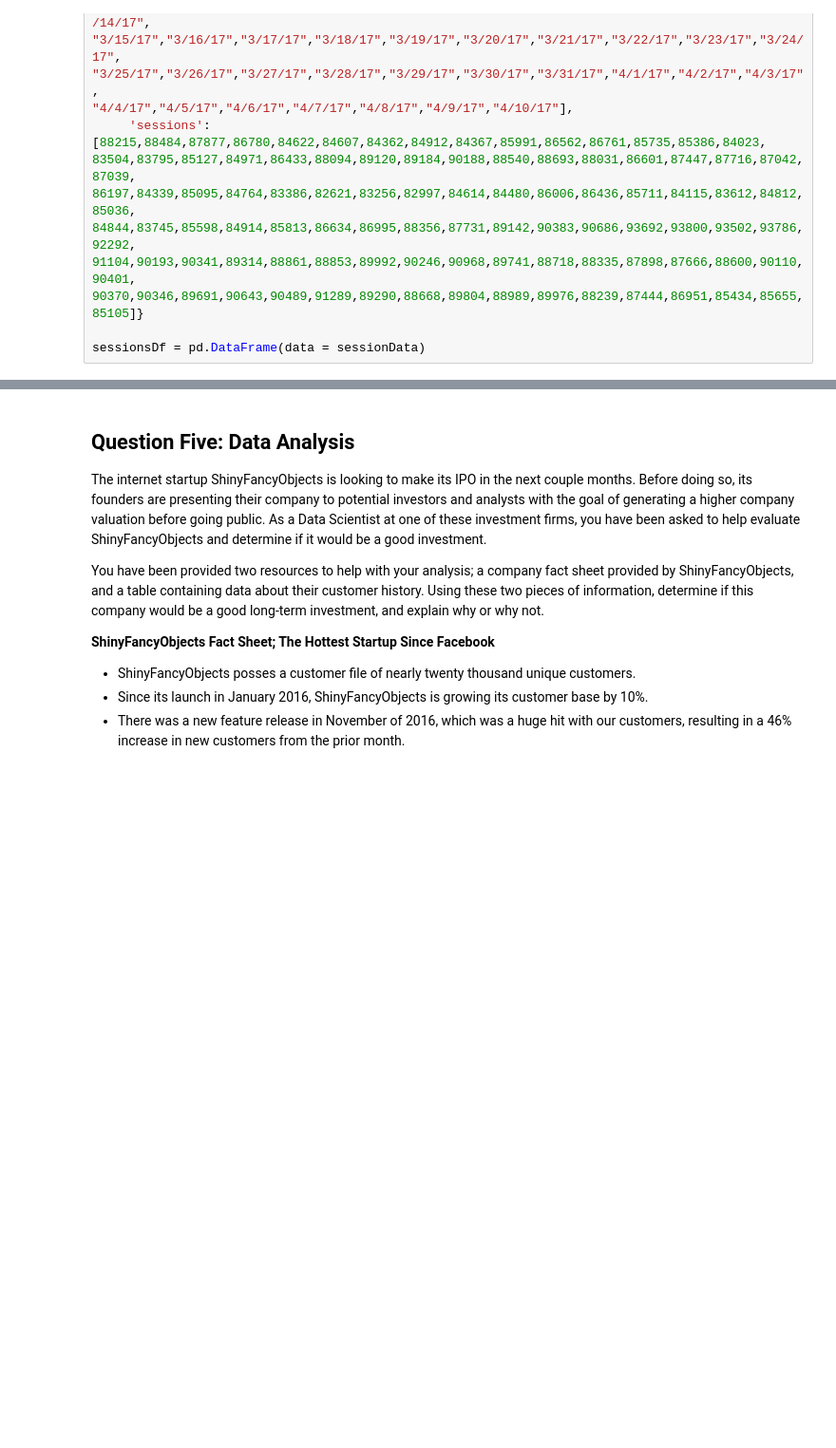
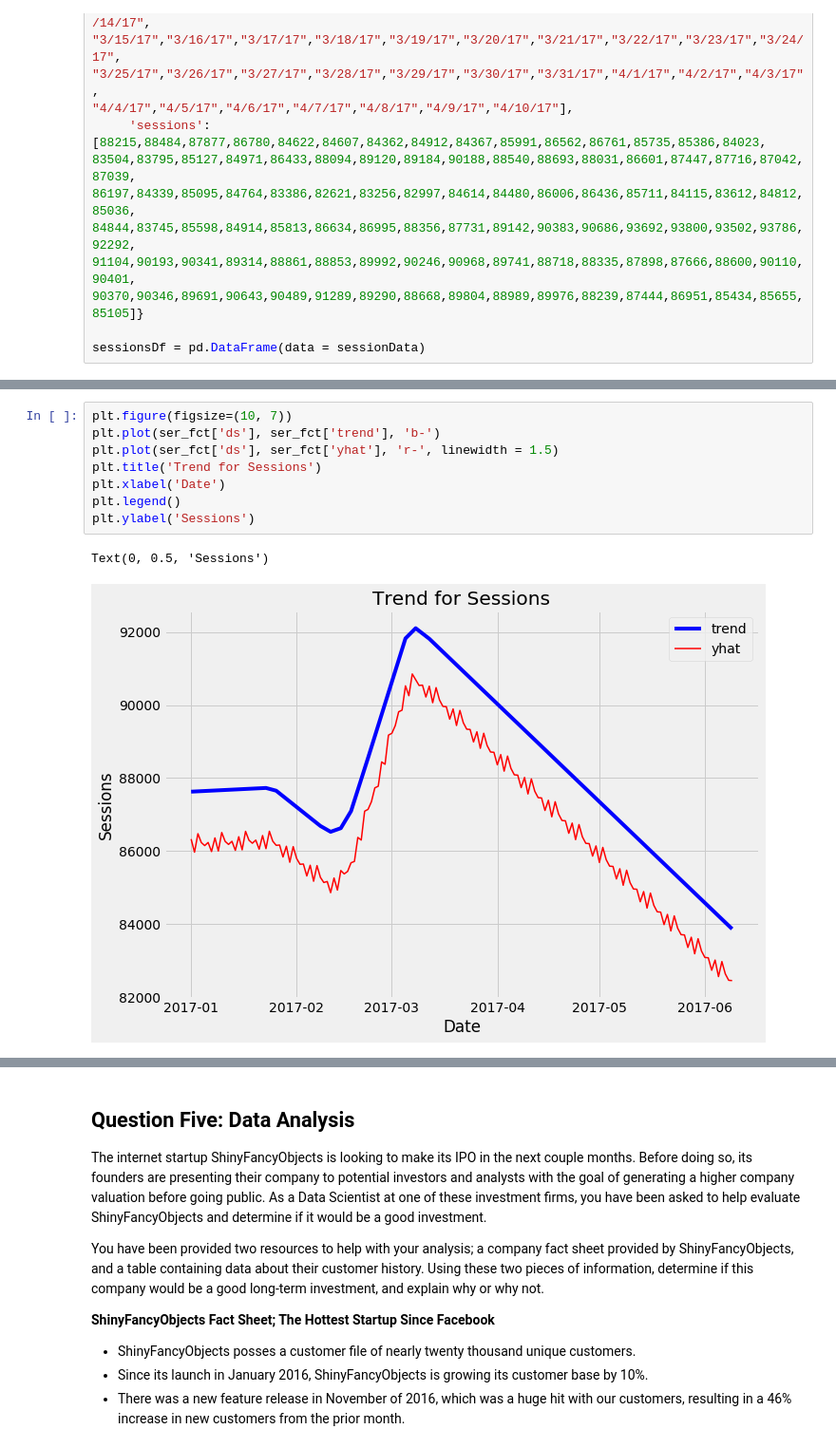
Before and after one commit to nastyh/FTL, a Jupyter notebook: fl_candidate_test_python.ipynb, the cells around one changed output, grey strips where cells are left out. Shown at 95% size. Drawn from its saved outputs; the diff is of its cells as text; blank space fills up the shorter version.

```diff
--- a/fl_candidate_test_python.ipynb
+++ b/fl_candidate_test_python.ipynb
@@ -304,0 +414,11 @@ sessionsDf = pd.DataFrame(data = sessionData)
+# %%
+plt.figure(figsize=(10, 7))
+plt.plot(ser_fct['ds'], ser_fct['trend'], 'b-')
+plt.plot(ser_fct['ds'], ser_fct['yhat'], 'r-', linewidth = 1.5)
+plt.title('Trend for Sessions')
+plt.xlabel('Date')
+plt.legend()
+plt.ylabel('Sessions')
+# %% [output]
+Text(0, 0.5, 'Sessions')
+[figure, added]
```
Also changed, not shown: parts of 12 cells of this notebook.
